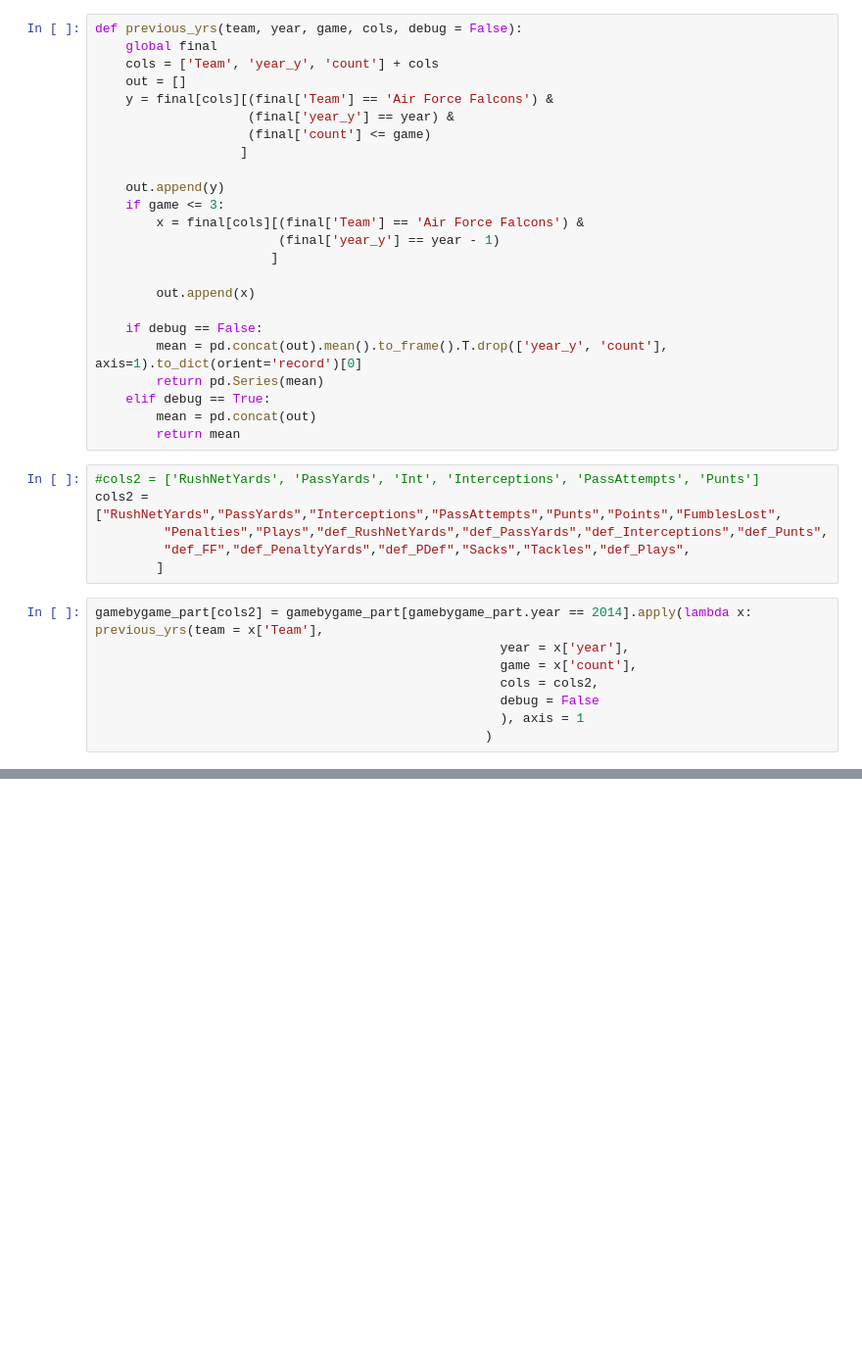
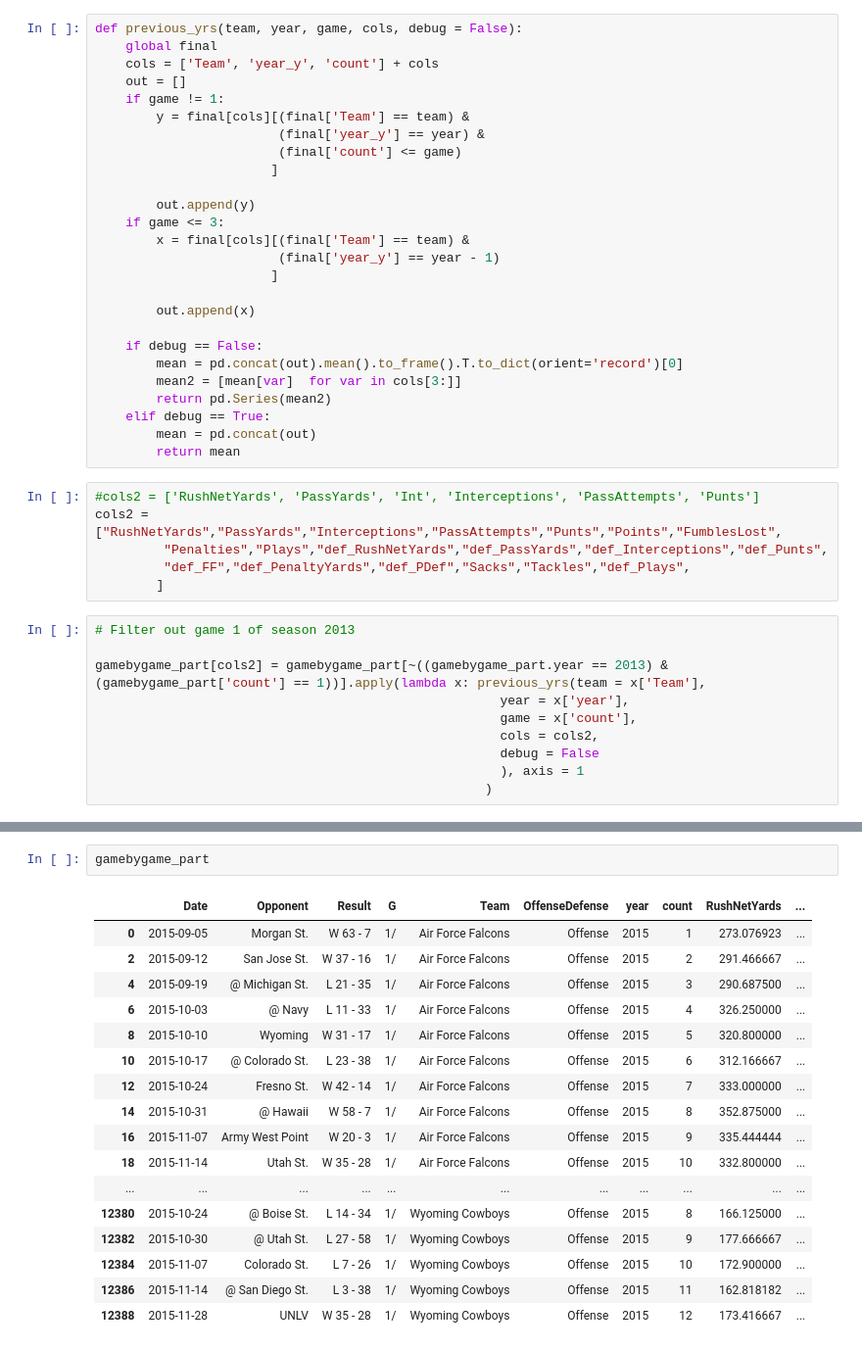
Before and after one commit to cjohns38/ncaafootball, a Jupyter notebook: StartingDataManipulation.ipynb, the cells around one changed output, grey strips where cells are left out. Shown at 98% size. Drawn from its saved outputs; the diff is of its cells as text; blank space fills up the shorter version.

```diff
--- a/StartingDataManipulation.ipynb
+++ b/StartingDataManipulation.ipynb
@@ -332,22 +332,24 @@ def previous_yrs(team, year, game, cols, debug = False):
     global final
     cols = ['Team', 'year_y', 'count'] + cols
     out = []
-    y = final[cols][(final['Team'] == 'Air Force Falcons') &
-                    (final['year_y'] == year) &
-                    (final['count'] <= game)
-                   ]
+    if game != 1:
+        y = final[cols][(final['Team'] == team) &
+                        (final['year_y'] == year) &
+                        (final['count'] <= game)
+                       ]
 
-    out.append(y)
+        out.append(y)
     if game <= 3:
-        x = final[cols][(final['Team'] == 'Air Force Falcons') &
+        x = final[cols][(final['Team'] == team) &
                         (final['year_y'] == year - 1)
                        ]
 
         out.append(x)
 
     if debug == False:
-        mean = pd.concat(out).mean().to_frame().T.drop(['year_y', 'count'], axis=1).to_dict(orient='record')[0]
-        return pd.Series(mean)
+        mean = pd.concat(out).mean().to_frame().T.to_dict(orient='record')[0]
+        mean2 = [mean[var]  for var in cols[3:]]
+        return pd.Series(mean2)
     elif debug == True:
         mean = pd.concat(out)
         return mean
@@ -358,7 +360,9 @@ cols2 = ["RushNetYards","PassYards","Interceptions","PassAttempts","Punts","Poin
          "def_FF","def_PenaltyYards","def_PDef","Sacks","Tackles","def_Plays",
         ]
 # %%
-gamebygame_part[cols2] = gamebygame_part[gamebygame_part.year == 2014].apply(lambda x: previous_yrs(team = x['Team'],
+# Filter out game 1 of season 2013
+
+gamebygame_part[cols2] = gamebygame_part[~((gamebygame_part.year == 2013) & (gamebygame_part['count'] == 1))].apply(lambda x: previous_yrs(team = x['Team'],
                                                      year = x['year'],
                                                      game = x['count'],
                                                      cols = cols2,
@@ -388,0 +372,20 @@ gamebygame_part[gamebygame_part.year == 2014]
+# %%
+gamebygame_part
+# %% [output]
+|  | Date | Opponent | Result | G | Team | OffenseDefense | year | count | RushNetYards | ... |
+| 0 | 2015-09-05 | Morgan St. | W 63 - 7 | 1/ | Air Force Falcons | Offense | 2015 | 1 | 273.076923 | ... |
+| 2 | 2015-09-12 | San Jose St. | W 37 - 16 | 1/ | Air Force Falcons | Offense | 2015 | 2 | 291.466667 | ... |
+| 4 | 2015-09-19 | @ Michigan St. | L 21 - 35 | 1/ | Air Force Falcons | Offense | 2015 | 3 | 290.687500 | ... |
+| 6 | 2015-10-03 | @ Navy | L 11 - 33 | 1/ | Air Force Falcons | Offense | 2015 | 4 | 326.250000 | ... |
+| 8 | 2015-10-10 | Wyoming | W 31 - 17 | 1/ | Air Force Falcons | Offense | 2015 | 5 | 320.800000 | ... |
+| 10 | 2015-10-17 | @ Colorado St. | L 23 - 38 | 1/ | Air Force Falcons | Offense | 2015 | 6 | 312.166667 | ... |
+| 12 | 2015-10-24 | Fresno St. | W 42 - 14 | 1/ | Air Force Falcons | Offense | 2015 | 7 | 333.000000 | ... |
+| 14 | 2015-10-31 | @ Hawaii | W 58 - 7 | 1/ | Air Force Falcons | Offense | 2015 | 8 | 352.875000 | ... |
+| 16 | 2015-11-07 | Army West Point | W 20 - 3 | 1/ | Air Force Falcons | Offense | 2015 | 9 | 335.444444 | ... |
+| 18 | 2015-11-14 | Utah St. | W 35 - 28 | 1/ | Air Force Falcons | Offense | 2015 | 10 | 332.800000 | ... |
+| ... | ... | ... | ... | ... | ... | ... | ... | ... | ... | ... |
+| 12380 | 2015-10-24 | @ Boise St. | L 14 - 34 | 1/ | Wyoming Cowboys | Offense | 2015 | 8 | 166.125000 | ... |
+| 12382 | 2015-10-30 | @ Utah St. | L 27 - 58 | 1/ | Wyoming Cowboys | Offense | 2015 | 9 | 177.666667 | ... |
+| 12384 | 2015-11-07 | Colorado St. | L 7 - 26 | 1/ | Wyoming Cowboys | Offense | 2015 | 10 | 172.900000 | ... |
+| 12386 | 2015-11-14 | @ San Diego St. | L 3 - 38 | 1/ | Wyoming Cowboys | Offense | 2015 | 11 | 162.818182 | ... |
+| 12388 | 2015-11-28 | UNLV | W 35 - 28 | 1/ | Wyoming Cowboys | Offense | 2015 | 12 | 173.416667 | ... |
```
Also changed, not shown: parts of 2 cells of this notebook, 1 other file.
